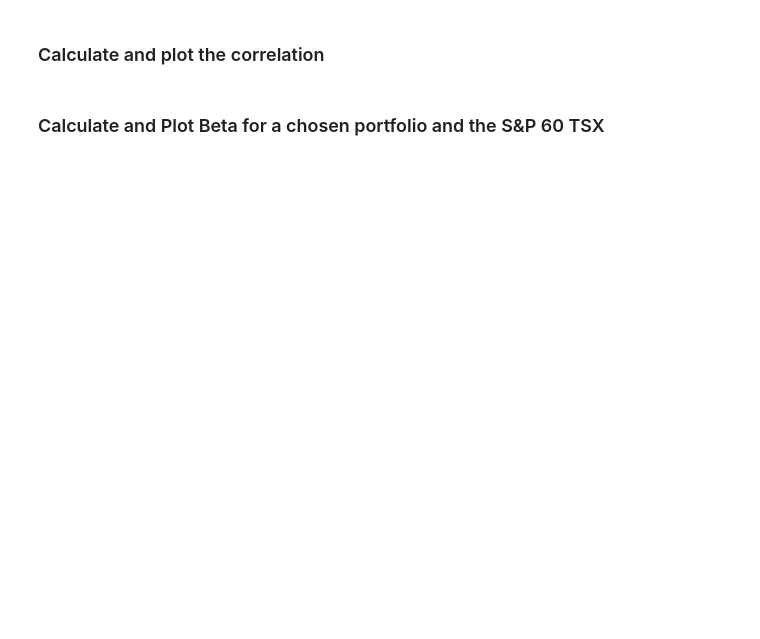
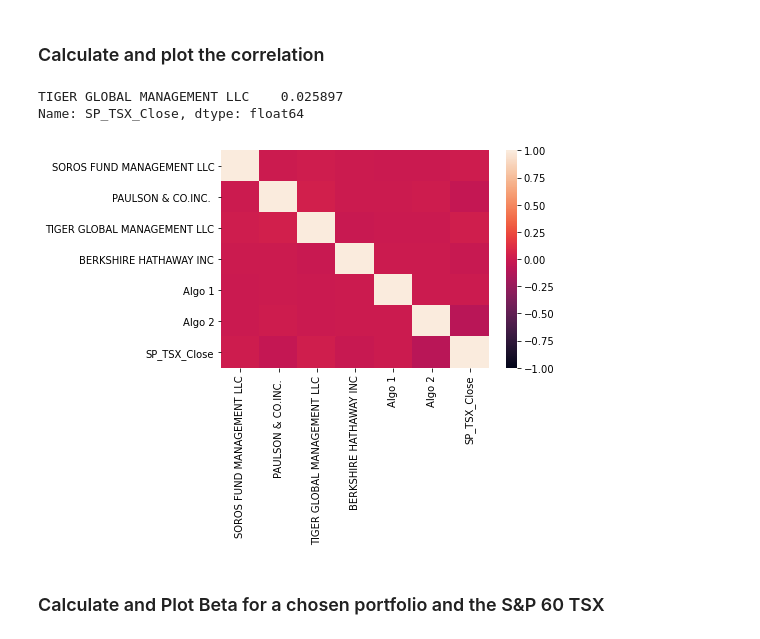
Before and after one commit to aliabolhassani/whale-analysis, a Jupyter notebook: Code/whale_analysis.ipynb, the cells around one changed output. Cells and saved outputs as stored; diff of their text form; code cells hidden in the pictures; blank space fills up the shorter version.

```diff
--- a/Code/whale_analysis.ipynb
+++ b/Code/whale_analysis.ipynb
@@ -270,2 +274,17 @@ Risk changes over time. Analyze the rolling statistics for Risk and Beta.
+# %%
+# Calculate the correlation
+correlation = combined_df_returns.corr()
+correlation
+
+# Display de correlation matrix
+sns.heatmap(correlation, vmin=-1, vmax=1)
+
+# Determining which portfolios may mimick the S&P TSX 60.
+most_similar_to_sp_tsx = correlation['SP_TSX_Close'].loc[correlation['SP_TSX_Close'] == max(correlation['SP_TSX_Close'][0:6])]
+most_similar_to_sp_tsx
+# %% [output]
+TIGER GLOBAL MANAGEMENT LLC    0.025897
+Name: SP_TSX_Close, dtype: float64
+[figure, added]
 # %% [markdown]
 ### Calculate and Plot Beta for a chosen portfolio and the S&P 60 TSX
```
Also changed, not shown: parts of 8 cells of this notebook.
